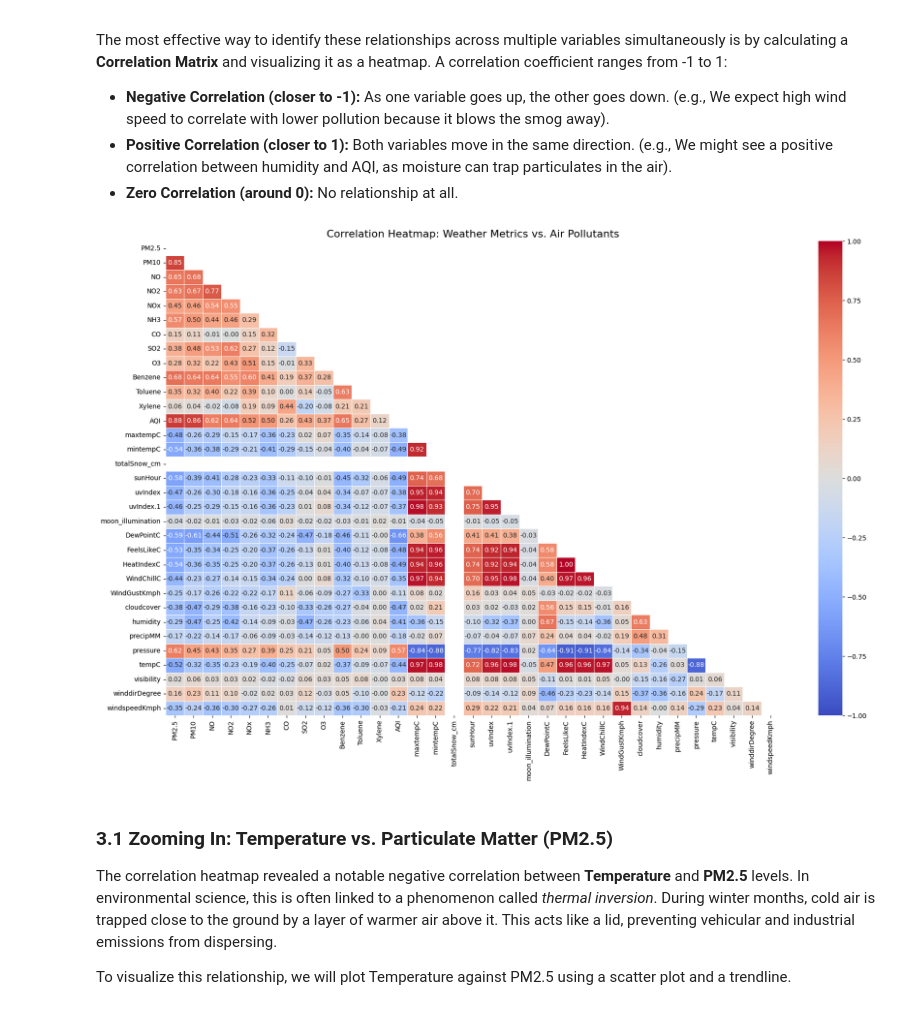
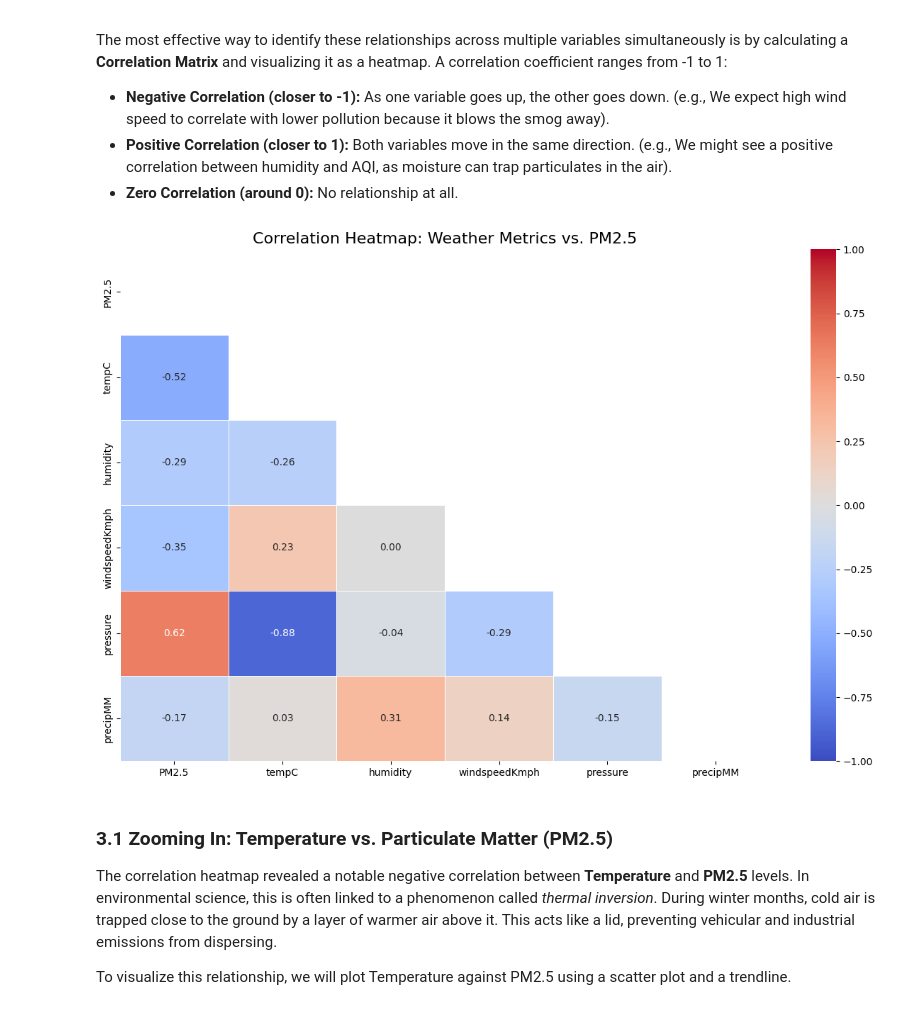
Before and after one commit to RumenMoysev/Data-science-final-exam, a Jupyter notebook: src/delhi_pollution_weather_analysis.ipynb, the cells around one changed output. Cells and saved outputs as stored; diff of their text form; code cells hidden in the pictures.

```diff
--- a/src/delhi_pollution_weather_analysis.ipynb
+++ b/src/delhi_pollution_weather_analysis.ipynb
@@ -69,27 +72,22 @@ To build a unified dataset, we must perform time alignment. We will extract the
 df_air['Date'] = pd.to_datetime(df_air['Date'])
 
 # 2. Standardize Dates in Weather Data
-# We convert date_time to just date, so we can group it by day.
 df_weather['date_time'] = pd.to_datetime(df_weather['date_time'])
 df_weather['Date'] = df_weather['date_time'].dt.normalize()
 
 # 3. Aggregate Weather Data to Daily Averages
-# We group by the new 'Date' column and calculate the mean for numeric weather metrics
 daily_weather = df_weather.groupby('Date').mean(numeric_only=True).reset_index()
 
 # 4. Merge the Datasets
-# We perform an 'inner' merge, meaning we only keep days where we have BOTH weather and AQI data
 df_merged = pd.merge(df_air, daily_weather, on='Date', how='inner')
 
-# 5. Handle Missing Values
-# In time-series environmental data, small gaps are common due to sensor downtime.
-# We use linear interpolation to estimate missing values based on surrounding days.
-# We select only the numeric columns so we don't crash on text columns like 'AQI_Bucket'
-numeric_cols = df_merged.select_dtypes(include=[np.number]).columns
-df_merged[numeric_cols] = df_merged[numeric_cols].interpolate(method='linear')
+# 5. Safely Handle Missing Values (Preventing Future Leakage)
+weather_fill_cols = ['tempC', 'humidity', 'windspeedKmph', 'pressure', 'precipMM']
+existing_cols = [col for col in weather_fill_cols if col in df_merged.columns] # Safety check
+df_merged[existing_cols] = df_merged[existing_cols].ffill()
 
-# Drop any remaining NaNs that couldn't be interpolated (like the very first row)
-df_merged.dropna(inplace=True)
+# If PM2.5 is missing, drop the row entirely.
+df_merged.dropna(subset=['PM2.5'], inplace=True)
 
 print(f"Final Merged Dataset Shape: {df_merged.shape}")
 print("\n--- First 3 rows of Merged Data ---")
@@ -113,39 +111,43 @@ The most effective way to identify these relationships across multiple variables
 * **Positive Correlation (closer to 1):** Both variables move in the same direction. (e.g., We might see a positive correlation between humidity and AQI, as moisture can trap particulates in the air).
 * **Zero Correlation (around 0):** No relationship at all.
 # %%
-# 1. Isolate the numeric columns for correlation math
-numeric_df = df_merged.select_dtypes(include=[np.number])
+# 1. Isolate the key variables for a focused correlation matrix
+# We focus on our target (PM2.5) and the primary weather indicators
+eda_cols = ['PM2.5', 'tempC', 'humidity', 'windspeedKmph', 'pressure', 'precipMM']
+
+# Safety check to only include columns that actually exist in the dataframe
+existing_eda_cols = [col for col in eda_cols if col in df_merged.columns]
 
 # 2. Calculate the correlation matrix
-corr_matrix = numeric_df.corr()
+corr_matrix = df_merged[existing_eda_cols].corr()
 
 # 3. Create a mask to hide the upper triangle.
 # We do that because in an unmasked heatmap the top right half is a perfect mirror image to the bottom left half.
 # This happens because the matrix compares every single variable agains every other variable.
 # So it will compare Temperature and AQI and AQI and Temperature, but their correlation is exactly the same.
 # This mask removes the duplicate comparison + the diagonal of perfect correlation.
 # This is because the matrix is comparing Temperature to Temperature, Wind to Wind, etc.
 mask = np.triu(np.ones_like(corr_matrix, dtype=bool))
 
-plt.figure(figsize=(18, 12))
+plt.figure(figsize=(12, 8))
 
 # 4. Draw the heatmap
 sns.heatmap(
     corr_matrix,
     mask=mask,
     annot=True,
     fmt=".2f",
-    cmap='coolwarm',   # Red = Positive correlation, Blue = Negative
-    vmin=-1, vmax=1,   # Sets the scale from -1 to 1
+    cmap='coolwarm',
+    vmin=-1, vmax=1,
     center=0,
     linewidths=.5
 )
 
-plt.title("Correlation Heatmap: Weather Metrics vs. Air Pollutants", fontsize=16)
+plt.title("Correlation Heatmap: Weather Metrics vs. PM2.5", fontsize=16)
 plt.tight_layout()
 plt.show()
 # %% [output]
-[figure, old version]
+[figure, new version]
 # %% [markdown]
 ### 3.1 Zooming In: Temperature vs. Particulate Matter (PM2.5)
 
```
Also changed, not shown: parts of 10 cells of this notebook.
